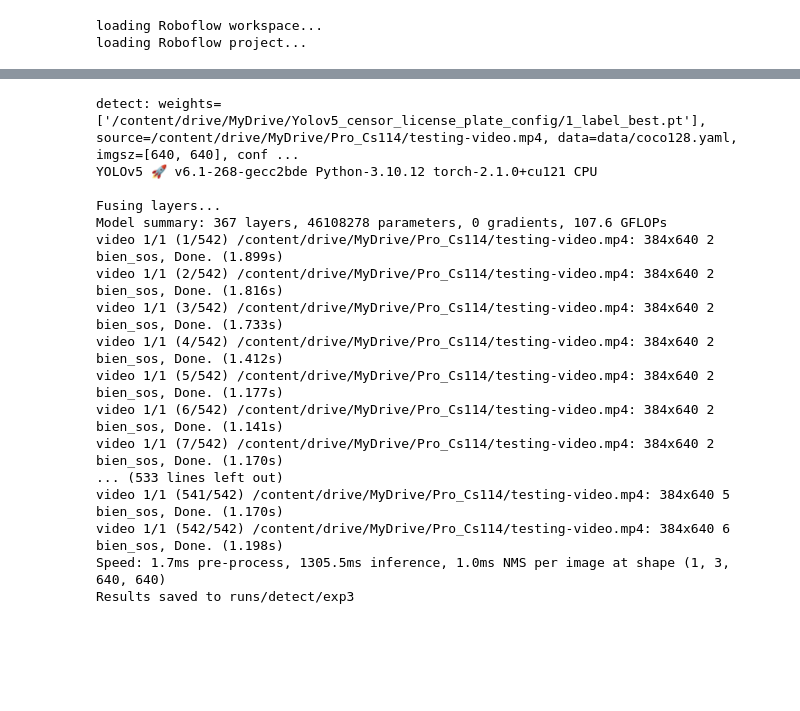
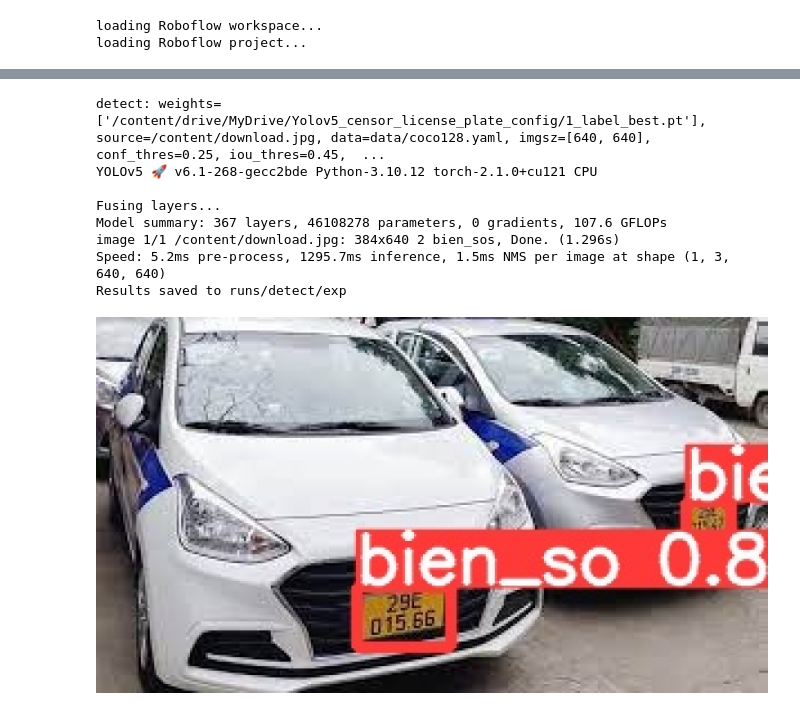
Before and after one commit to quanntuit2203/CS114.O11-License-Plate-Detection, a Jupyter notebook: CS114_Project.ipynb, the cells around one changed output, grey strips where cells are left out. Drawn from its saved outputs; the diff is of its cells as text; code cells hidden in the pictures; blank space fills up the shorter version.

```diff
--- a/CS114_Project.ipynb
+++ b/CS114_Project.ipynb
@@ -139,24 +179,16 @@ CONFUSION_MATRIX.PNG
 # %%
-!python detect.py --weights /content/drive/MyDrive/Yolov5_censor_license_plate_config/1_label_best.pt --img 640 --source /content/drive/MyDrive/Pro_Cs114/testing-video.mp4
-#img = cv2.imread('/content/yolov5/runs/detect/exp/red_plate_2.mp4')
-#img = imutils.resize(img, width=1500)
-#cv2_imshow(img)
+!python detect.py --weights /content/drive/MyDrive/Yolov5_censor_license_plate_config/1_label_best.pt --img 640 --source /content/download.jpg
+img = cv2.imread('/content/yolov5/runs/detect/exp/download.jpg')
+img = imutils.resize(img, width=1500)
+cv2_imshow(img)
 # %% [output]
-detect: weights=['/content/drive/MyDrive/Yolov5_censor_license_plate_config/1_label_best.pt'], source=/content/drive/MyDrive/Pro_Cs114/testing-video.mp4, data=data/coco128.yaml, imgsz=[640, 640], conf ...
+detect: weights=['/content/drive/MyDrive/Yolov5_censor_license_plate_config/1_label_best.pt'], source=/content/download.jpg, data=data/coco128.yaml, imgsz=[640, 640], conf_thres=0.25, iou_thres=0.45,  ...
 YOLOv5 🚀 v6.1-268-gecc2bde Python-3.10.12 torch-2.1.0+cu121 CPU
 
 Fusing layers...
 Model summary: 367 layers, 46108278 parameters, 0 gradients, 107.6 GFLOPs
-video 1/1 (1/542) /content/drive/MyDrive/Pro_Cs114/testing-video.mp4: 384x640 2 bien_sos, Done. (1.899s)
-video 1/1 (2/542) /content/drive/MyDrive/Pro_Cs114/testing-video.mp4: 384x640 2 bien_sos, Done. (1.816s)
-video 1/1 (3/542) /content/drive/MyDrive/Pro_Cs114/testing-video.mp4: 384x640 2 bien_sos, Done. (1.733s)
-video 1/1 (4/542) /content/drive/MyDrive/Pro_Cs114/testing-video.mp4: 384x640 2 bien_sos, Done. (1.412s)
-video 1/1 (5/542) /content/drive/MyDrive/Pro_Cs114/testing-video.mp4: 384x640 2 bien_sos, Done. (1.177s)
-video 1/1 (6/542) /content/drive/MyDrive/Pro_Cs114/testing-video.mp4: 384x640 2 bien_sos, Done. (1.141s)
-video 1/1 (7/542) /content/drive/MyDrive/Pro_Cs114/testing-video.mp4: 384x640 2 bien_sos, Done. (1.170s)
-... (533 lines left out)
-video 1/1 (541/542) /content/drive/MyDrive/Pro_Cs114/testing-video.mp4: 384x640 5 bien_sos, Done. (1.170s)
-video 1/1 (542/542) /content/drive/MyDrive/Pro_Cs114/testing-video.mp4: 384x640 6 bien_sos, Done. (1.198s)
-Speed: 1.7ms pre-process, 1305.5ms inference, 1.0ms NMS per image at shape (1, 3, 640, 640)
-Results saved to runs/detect/exp3
+image 1/1 /content/download.jpg: 384x640 2 bien_sos, Done. (1.296s)
+Speed: 5.2ms pre-process, 1295.7ms inference, 1.5ms NMS per image at shape (1, 3, 640, 640)
+Results saved to runs/detect/exp
+[figure, added]
 # %%
```
Also changed, not shown: parts of 13 cells of this notebook.
